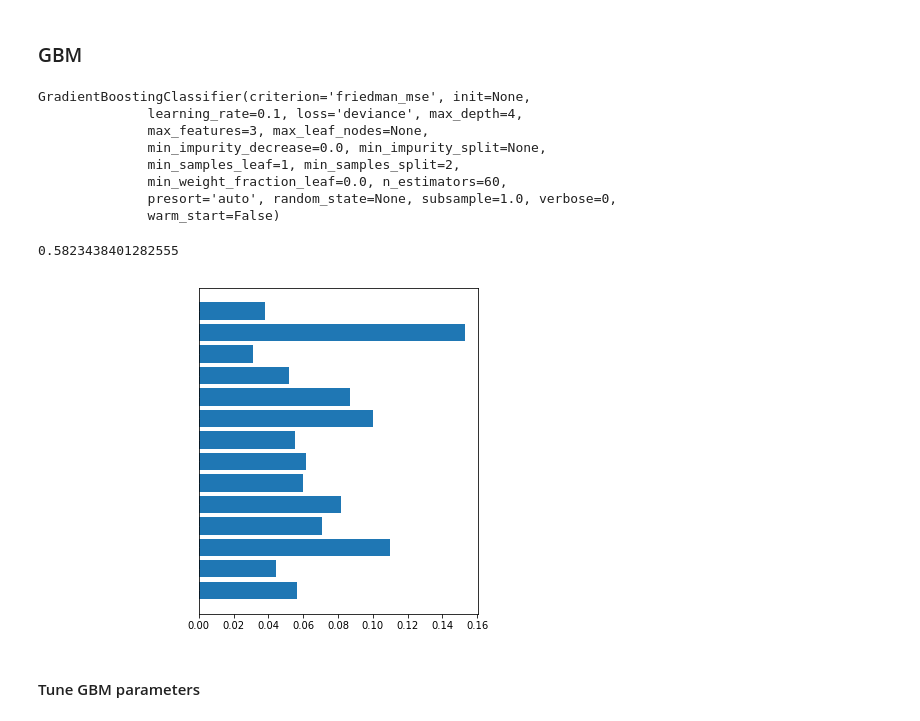
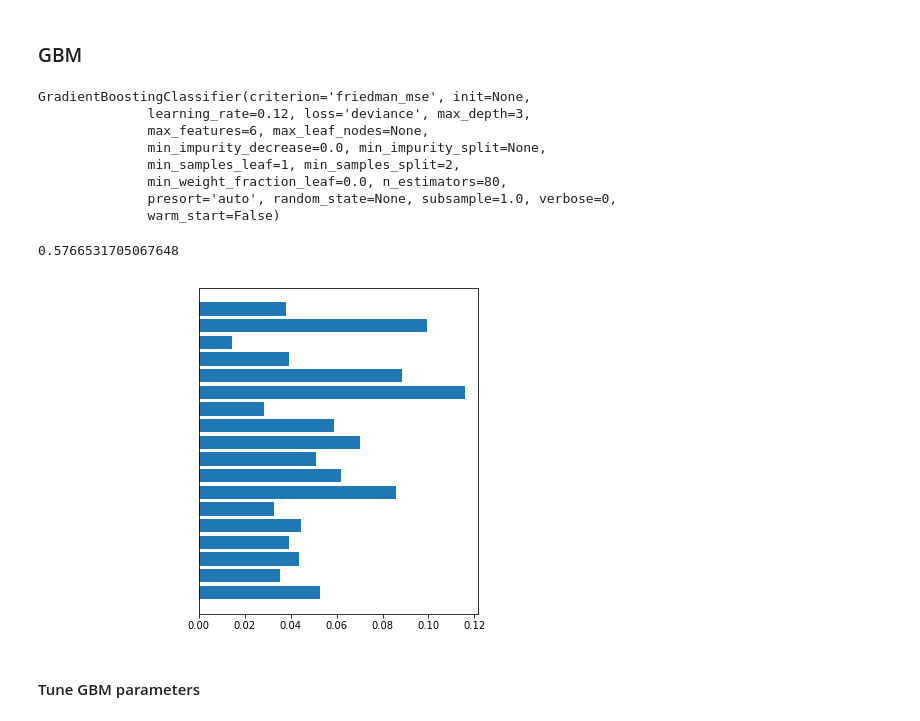
Before and after one commit to jeremypmobley/cbb_data, a Jupyter notebook: Python/cbb_kaggle_2018.ipynb, the cells around one changed output. Saved outputs shown, nothing was run; the diff lists cells and outputs as text; code cells hidden in the pictures.

```diff
--- a/Python/cbb_kaggle_2018.ipynb
+++ b/Python/cbb_kaggle_2018.ipynb
@@ -346,7 +350,7 @@ all_modeling_fields = ["t1_MAS_rnk_diff",
 # %%
 model_train_df = shuffle(all_seasons_train.copy())
 print(model_train_df.shape)
-model_train_df = model_train_df[model_train_df['DayNum'] > 80]
+model_train_df = model_train_df[model_train_df['DayNum'] > 100]
 model_train_df = model_train_df[model_train_df['DayNum'] < 130]
 model_train_df = model_train_df.dropna(subset=all_modeling_fields)
 print(model_train_df.shape)
@@ -395,8 +399,8 @@ print(calc_logloss(log_preds, model_test_df['Result']))
 ### GBM
 # %%
 gbm_model_fields = [
-    #"t1_SAG_rnk", "t2_SAG_rnk",
-    #"t1_MAS_rnk", "t2_MAS_rnk",
+    "t1_SAG_rnk", "t2_SAG_rnk",
+    "t1_MAS_rnk", "t2_MAS_rnk",
     "t1_MAS_rnk_diff",
     "t1_WLK_rnk_diff",
     "t1_DOK_rnk_diff",
@@ -410,38 +414,38 @@ gbm_model_fields = [
     "t1_Loc_N"
 ]
 # %%
-gbm = GradientBoostingClassifier(n_estimators=60,
-                                max_depth=4,
-                                 max_features=3,
-                                learning_rate=0.10)
+gbm_class = GradientBoostingClassifier(n_estimators=80,
+                                max_depth=3,
+                                 max_features=6,
+                                learning_rate=0.12)
 # %%
-gbm.fit(model_train_df[gbm_model_fields], model_train_df['Result'])
+gbm_class.fit(model_train_df[gbm_model_fields], model_train_df['Result'])
 # %% [output]
 GradientBoostingClassifier(criterion='friedman_mse', init=None,
-              learning_rate=0.1, loss='deviance', max_depth=4,
-              max_features=3, max_leaf_nodes=None,
+              learning_rate=0.12, loss='deviance', max_depth=3,
+              max_features=6, max_leaf_nodes=None,
               min_impurity_decrease=0.0, min_impurity_split=None,
               min_samples_leaf=1, min_samples_split=2,
-              min_weight_fraction_leaf=0.0, n_estimators=60,
+              min_weight_fraction_leaf=0.0, n_estimators=80,
               presort='auto', random_state=None, subsample=1.0, verbose=0,
               warm_start=False)
 # %%
 # create preds
-gbm_preds = gbm.predict_proba(model_test_df[gbm_model_fields])[:, 1]
+gbm_preds = gbm_class.predict_proba(model_test_df[gbm_model_fields])[:, 1]
 print(calc_logloss(gbm_preds, model_test_df['Result']))
 # %% [output]
-0.5823438401282555
+0.5766531705067648
 # %%
 # Feature Importances
-importances = gbm.feature_importances_
+importances = gbm_class.feature_importances_
 fig, ax = plt.subplots(figsize=(5, 6))
 ax.barh(range(len(importances)), importances)
 ax.tick_params(axis='y', colors='white', labelsize=10)
 ax.set_yticklabels(gbm_model_fields)
 plt.yticks(range(len(importances)), gbm_model_fields)
 plt.show()
 # %% [output]
-[figure, old version]
+[figure, new version]
 # %% [markdown]
 #### Tune GBM parameters
 # %%
```
Also changed, not shown: parts of 19 cells of this notebook.
